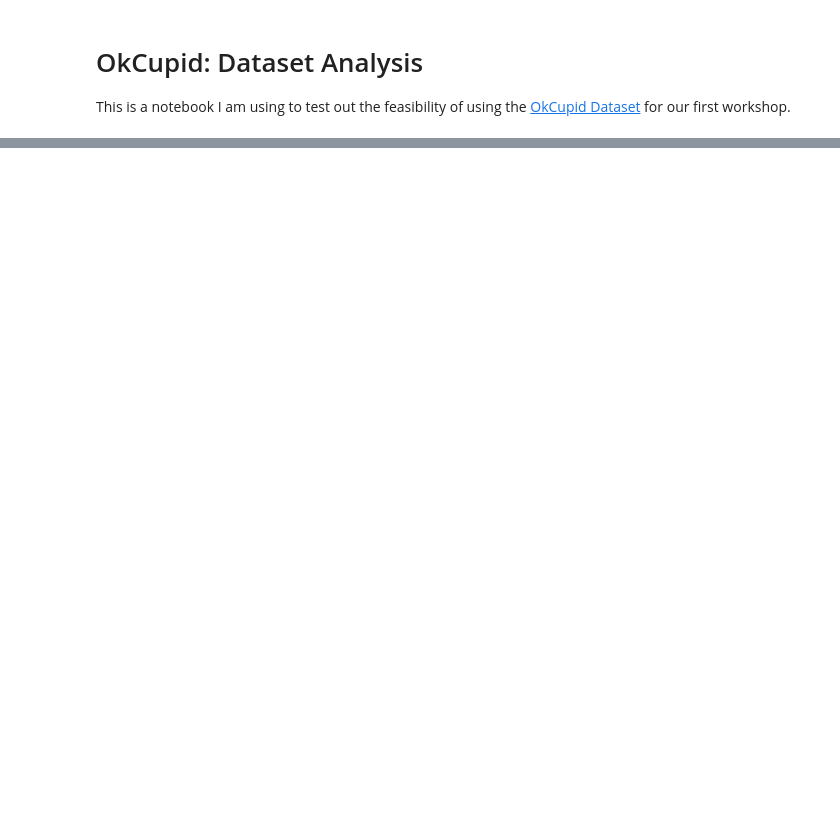
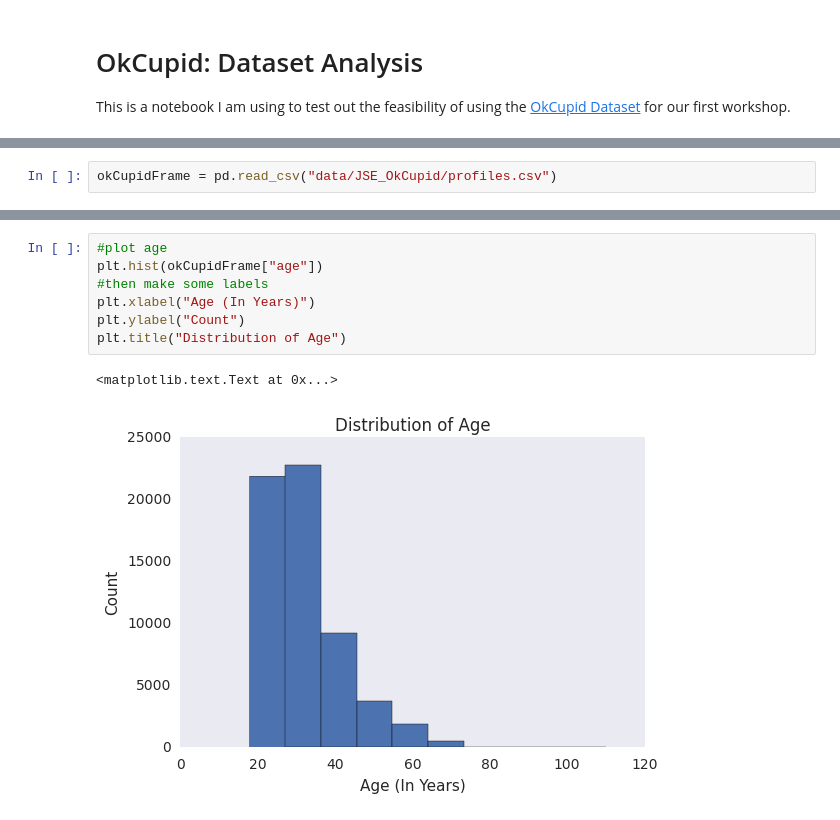
Before and after one commit to PLBMR/cmuDSCWorkshopNotebooks, a Jupyter notebook: okCupidInitialAnalysis.ipynb, the cells around one changed output, grey strips where cells are left out. Drawn from its saved outputs; the diff is of its cells as text; blank space fills up the shorter version.

```diff
--- a/okCupidInitialAnalysis.ipynb
+++ b/okCupidInitialAnalysis.ipynb
@@ -28,0 +32,2 @@ Before starting with the analysis of this dataset, it will be important to study
+# %%
+okCupidFrame = pd.read_csv("data/JSE_OkCupid/profiles.csv")
@@ -28,0 +80,10 @@ Before starting with the analysis of this dataset, it will be important to study
+# %%
+#plot age
+plt.hist(okCupidFrame["age"])
+#then make some labels
+plt.xlabel("Age (In Years)")
+plt.ylabel("Count")
+plt.title("Distribution of Age")
+# %% [output]
+<matplotlib.text.Text at 0x...>
+[figure, added]
```
Also changed, not shown: parts of 10 cells of this notebook.
